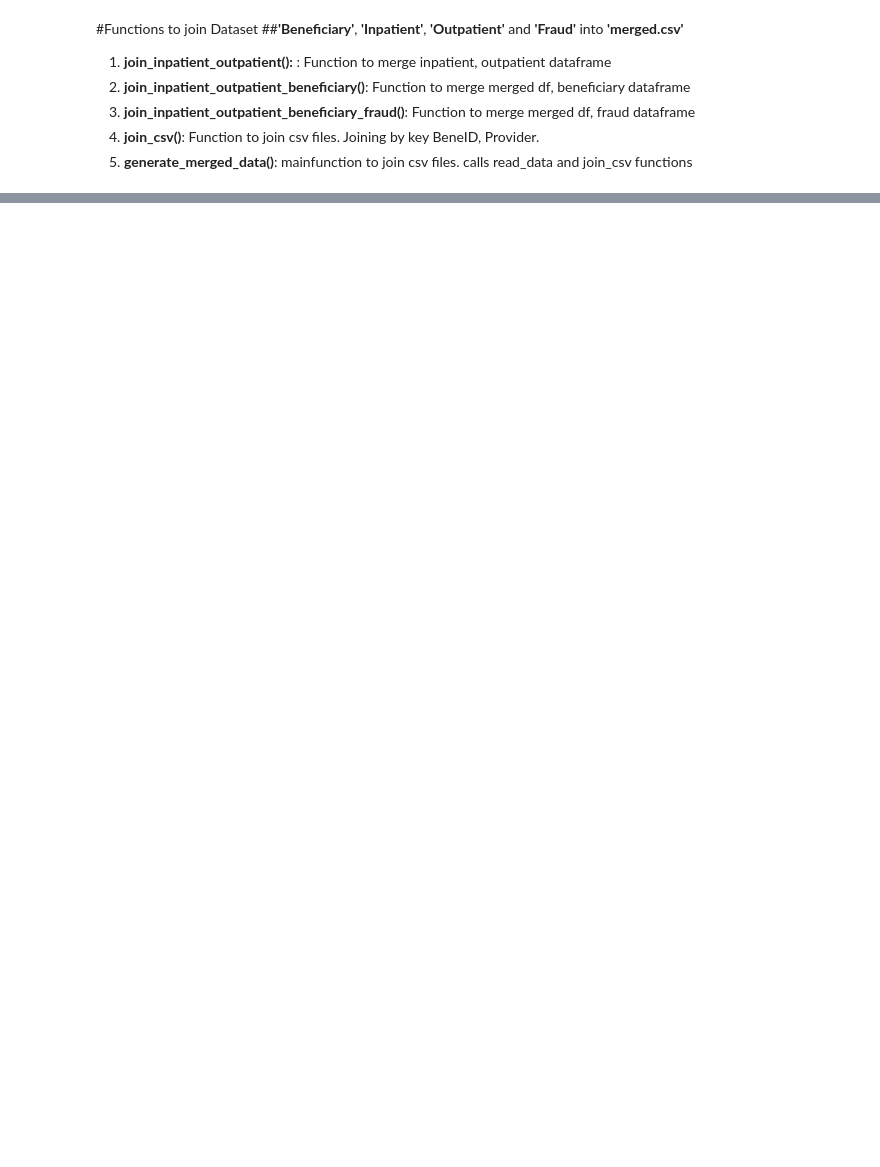
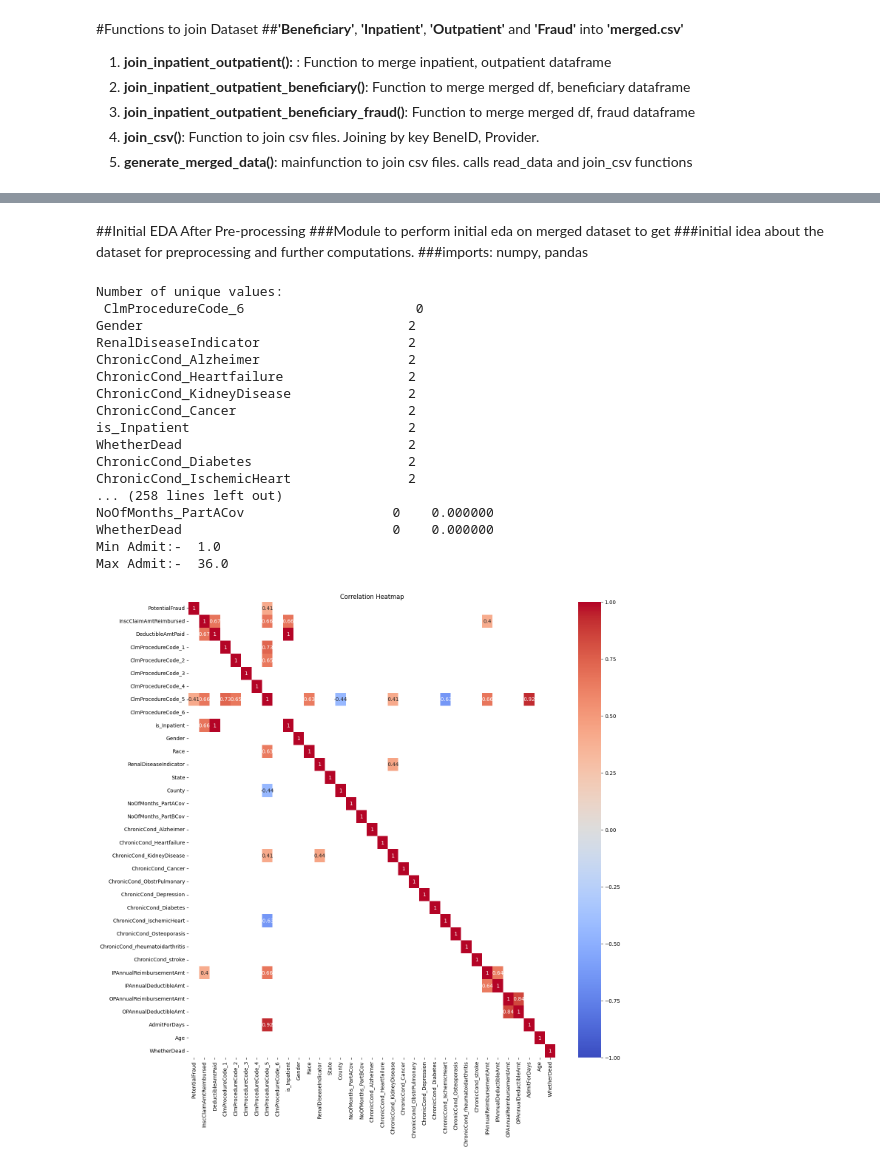
Before and after one commit to Nazneen-akram/healthcare-insurance-fraud, a Jupyter notebook: initial_EDA_Fraud_Claims_Detection.ipynb, the cells around one changed output, grey strips where cells are left out. Saved outputs shown, nothing was run; the diff lists cells and outputs as text; code cells hidden in the pictures; blank space fills up the shorter version.

```diff
--- a/initial_EDA_Fraud_Claims_Detection.ipynb
+++ b/initial_EDA_Fraud_Claims_Detection.ipynb
@@ -346,0 +341,5 @@ See the caveats in the documentation: https://pandas.pydata.org/pandas-docs/stab
+# %% [markdown]
+##Initial EDA After Pre-processing
+###Module to perform initial eda on merged dataset to get
+###initial idea about the dataset for preprocessing and further computations.
+###imports: numpy, pandas
@@ -346,0 +483,21 @@ See the caveats in the documentation: https://pandas.pydata.org/pandas-docs/stab
+# %%
+get_eda()
+# %% [output]
+Number of unique values:
+ ClmProcedureCode_6                      0
+Gender                                  2
+RenalDiseaseIndicator                   2
+ChronicCond_Alzheimer                   2
+ChronicCond_Heartfailure                2
+ChronicCond_KidneyDisease               2
+ChronicCond_Cancer                      2
+is_Inpatient                            2
+WhetherDead                             2
+ChronicCond_Diabetes                    2
+ChronicCond_IschemicHeart               2
+... (258 lines left out)
+NoOfMonths_PartACov                   0    0.000000
+WhetherDead                           0    0.000000
+Min Admit:-  1.0
+Max Admit:-  36.0
+[figure, added]
```
Also changed, not shown: parts of 10 cells of this notebook.
